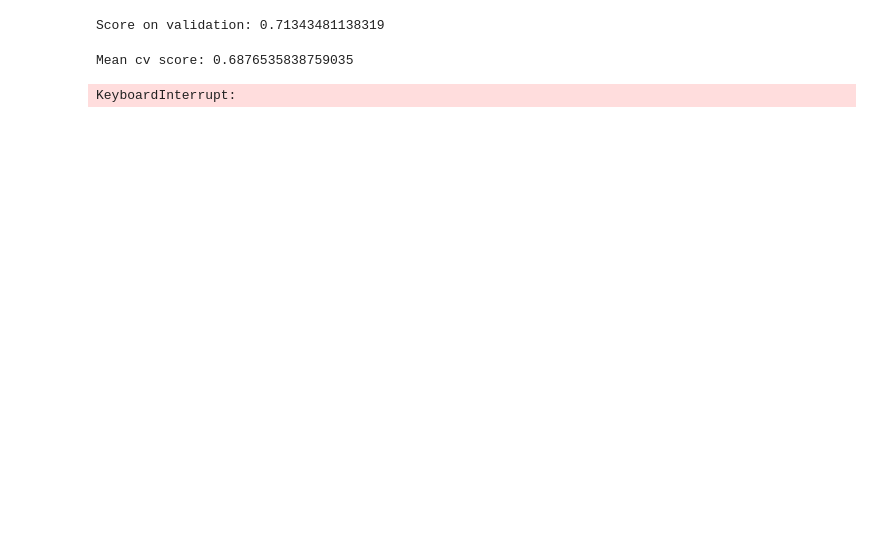
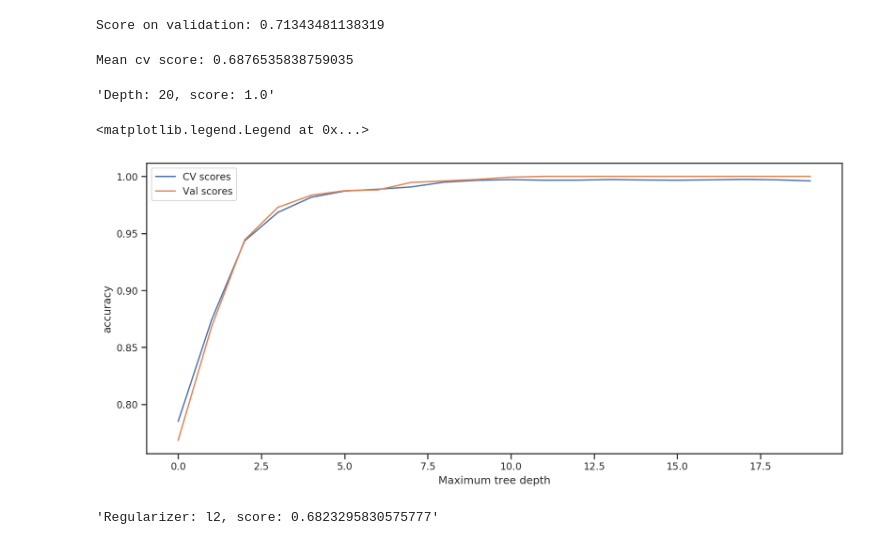
Before and after one commit to marctuscher/data_science, a Jupyter notebook: notebooks/real_data.ipynb, the cells around one changed output. Drawn from its saved outputs; the diff is of its cells as text; code cells hidden in the pictures; blank space fills up the shorter version.

Commit message:
add decision trees and lin model

```diff
--- a/notebooks/real_data.ipynb
+++ b/notebooks/real_data.ipynb
@@ -186,25 +183,52 @@ print("Mean cv score: {}".format(scores.mean()))
 # %% [output]
 Score on validation: 0.71343481138319
 Mean cv score: 0.6876535838759035
+# %%
+from sklearn import tree
+
+max_tree_depth = 20
+clf = tree.DecisionTreeClassifier(max_depth=max_tree_depth)
+clf.fit(X, y)
+
+
+y_pred = clf.predict(X_test)
+score = accuracy_score(y_test, y_pred)
+"Depth: {}, score: {}".format(max_tree_depth, score)
+# %% [output]
+'Depth: 20, score: 1.0'
 # %%
-
-
 cv_scores = []
 val_scores = []
 
-for n in range(1, 3):
-    clf = LinearSVC(max_iter=2000)
+for n in range(1, 21):
+    clf = tree.DecisionTreeClassifier(max_depth=n)
     scores = cross_val_score(clf, X, y, cv=5)
     cv_scores.append(scores.mean())
 
     clf.fit(X, y)
     y_pred = clf.predict(X_test)
     val_scores.append(accuracy_score(y_test, y_pred))
 
-plt.figure(figsize=(10, 6), dpi=72)
+plt.figure(figsize=(14, 6), dpi=150)
 plt.plot(cv_scores, label="CV scores")
 plt.plot(val_scores, label="Val scores")
+plt.xlabel("Maximum tree depth")
+plt.ylabel("accuracy")
 plt.legend()
-plt.show()
 # %% [output]
-KeyboardInterrupt:
+<matplotlib.legend.Legend at 0x...>
+[figure, added]
+# %%
+from sklearn.linear_model import Perceptron
+
+
+penalty = "l2"
+clf = Perceptron(penalty)
+clf.fit(X, y)
+
+
+y_pred = clf.predict(X_test)
+score = accuracy_score(y_test, y_pred)
+"Regularizer: {}, score: {}".format(penalty, score)
+# %% [output]
+'Regularizer: l2, score: 0.6823295830575777'
```
Also changed, not shown: parts of 6 cells of this notebook.
